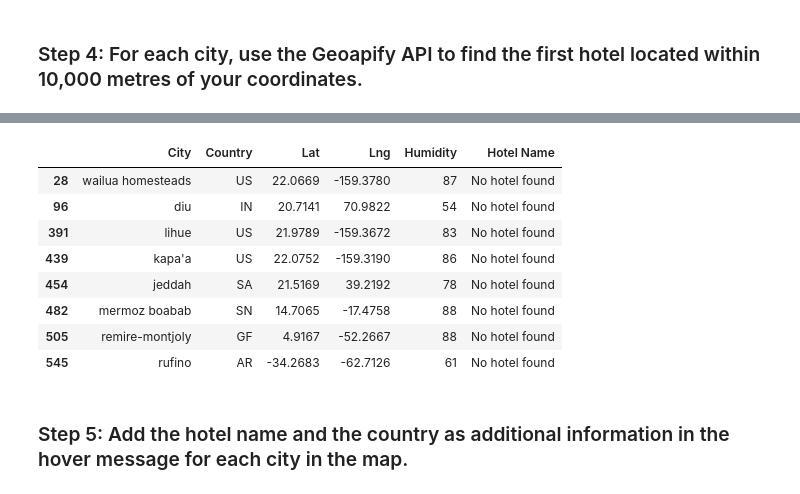
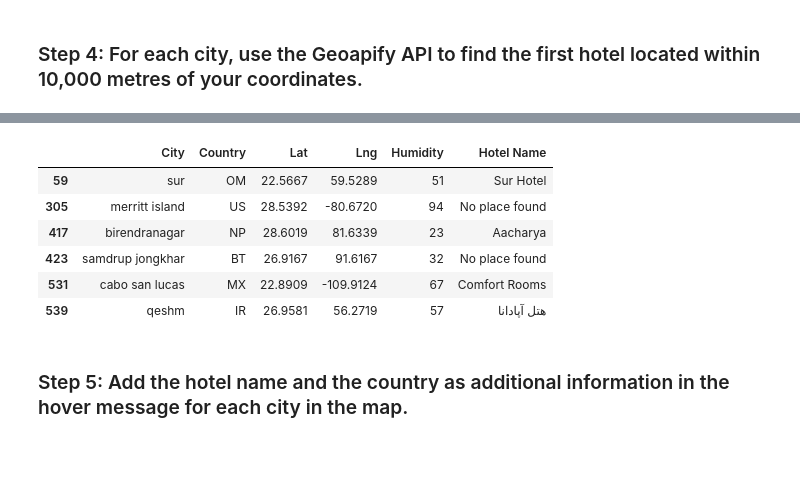
Before and after one commit to Ukomah/python-api-challenge, a Jupyter notebook: WeatherPy/VacationPy.ipynb, the cells around one changed output, grey strips where cells are left out. Saved outputs shown, nothing was run; the diff lists cells and outputs as text; code cells hidden in the pictures; blank space fills up the shorter version.

Commit message:
Describe your changes here

```diff
--- a/WeatherPy/VacationPy.ipynb
+++ b/WeatherPy/VacationPy.ipynb
@@ -243,49 +109,54 @@ hotel_df.head()
 # %% [markdown]
 ### Step 4: For each city, use the Geoapify API to find the first hotel located within 10,000 metres of your coordinates.
+# %%
+ # Define the API parameters
+params = {
+    "apiKey":geoapify_key,
+    "format":"json"
+}
+
+# Set the base URL
+base_url = "https://api.geoapify.com/v1/geocode/search"
 # %%
-# Set parameters to search for hotels
-radius = 100000  # Updated radius to 100,000 meters
+# Set parameters to search for both airport and hotel
+radius = 10000  # Set your desired search radius
 params = {
-    'radius': radius,
-    'type': 'hotel',
-    'limit': 10,  # Increase the limit to find more hotels per city
-    'sort': 'distance',
+     "categories":"accommodation.hotel",
+    "apiKey": geoapify_key,
+    "limit": 50
 }
 
-# Print a message to follow up the hotel search
-print("Starting hotel search")
+# Print a message to follow up the searches
+print("Starting searches")
 
 # Iterate through the hotel_df DataFrame
 for index, row in hotel_df.iterrows():
     # Get latitude, longitude from the DataFrame
-    lat, lng = row['Lat'], row['Lng']
+    lat, lng = row['Lat'], row['Lng']  # Correct column names
 
     # Add filter and bias parameters with the current city's latitude and longitude to the params dictionary
-    params["filter"] = f"proximity({lng},{lat},{radius})"
-    params["bias"] = f"proximity({lng},{lat})"
+    params["filter"] = f"circle:{lng},{lat},{radius}"
+    params["bias"] = f"proximity:{lng},{lat}"
 
     # Set base URL
     base_url = "https://api.geoapify.com/v2/places"
 
     # Make an API request using the params dictionary
-    name_address = requests.get(base_url, params=params).json()
+    response = requests.get(base_url, params=params)
 
-    # Grab the hotels from the results and store the names in the hotel_df DataFrame
-    hotel_names = []
+    # Convert the API response to JSON format
+    response = response.json()
+
+    # Grab the first place from the results and store the name in the hotel_df DataFrame
     try:
-        for feature in name_address["features"]:
-            hotel_names.append(feature["properties"]["name"])
+        hotel_df.loc[index, "Hotel Name"] = response["features"][0]["properties"]["name"]
     except (KeyError, IndexError):
-        # If no hotels are found, set the hotel name as "No hotel found".
-        hotel_names.append("No hotel found")
-
-    # Join the hotel names into a comma-separated string
-    hotel_df.loc[index, "Hotel Name"] = ', '.join(hotel_names)
+        # If no place is found, set the hotel name as "No place found".
+        hotel_df.loc[index, "Hotel Name"] = "No place found"
 
     # Log the search results
-    num_hotels = len(hotel_names)
-    print(f"{hotel_df.loc[index, 'City']} - {num_hotels} hotels found: {', '.join(hotel_names)}")
+    print(f"{hotel_df.loc[index, 'City']} - nearest place: {hotel_df.loc[index, 'Hotel Name']}")
 
-# Display the entire hotel_df
+# Display sample data
 hotel_df
 # %% [output]
@@ -301,11 +170,9 @@ rufino - 1 hotels found: No hotel found
 |  | City | Country | Lat | Lng | Humidity | Hotel Name |
-| 28 | wailua homesteads | US | 22.0669 | -159.3780 | 87 | No hotel found |
-| 96 | diu | IN | 20.7141 | 70.9822 | 54 | No hotel found |
-| 391 | lihue | US | 21.9789 | -159.3672 | 83 | No hotel found |
-| 439 | kapa'a | US | 22.0752 | -159.3190 | 86 | No hotel found |
-| 454 | jeddah | SA | 21.5169 | 39.2192 | 78 | No hotel found |
-| 482 | mermoz boabab | SN | 14.7065 | -17.4758 | 88 | No hotel found |
-| 505 | remire-montjoly | GF | 4.9167 | -52.2667 | 88 | No hotel found |
-| 545 | rufino | AR | -34.2683 | -62.7126 | 61 | No hotel found |
+| 59 | sur | OM | 22.5667 | 59.5289 | 51 | Sur Hotel |
+| 305 | merritt island | US | 28.5392 | -80.6720 | 94 | No place found |
+| 417 | birendranagar | NP | 28.6019 | 81.6339 | 23 | Aacharya |
+| 423 | samdrup jongkhar | BT | 26.9167 | 91.6167 | 32 | No place found |
+| 531 | cabo san lucas | MX | 22.8909 | -109.9124 | 67 | Comfort Rooms |
+| 539 | qeshm | IR | 26.9581 | 56.2719 | 57 | هتل آپادانا |
 # %% [markdown]
 ### Step 5: Add the hotel name and the country as additional information in the hover message for each city in the map.
```
Also changed, not shown: parts of 13 cells of this notebook, 6 other files.
